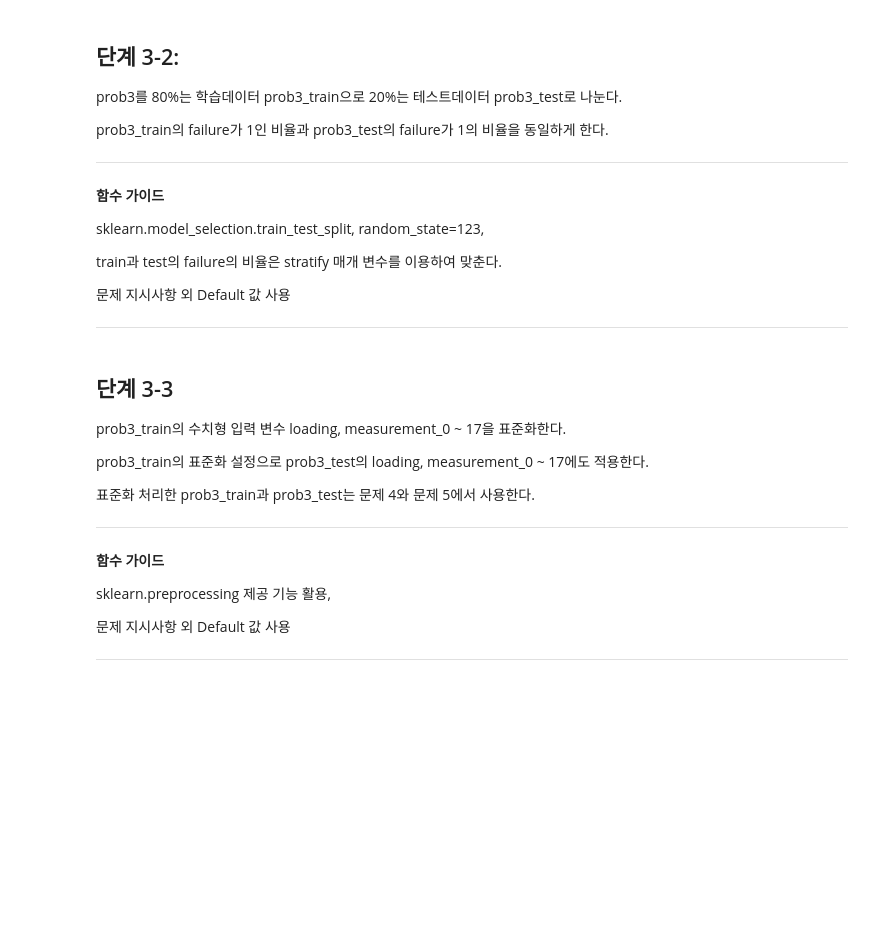
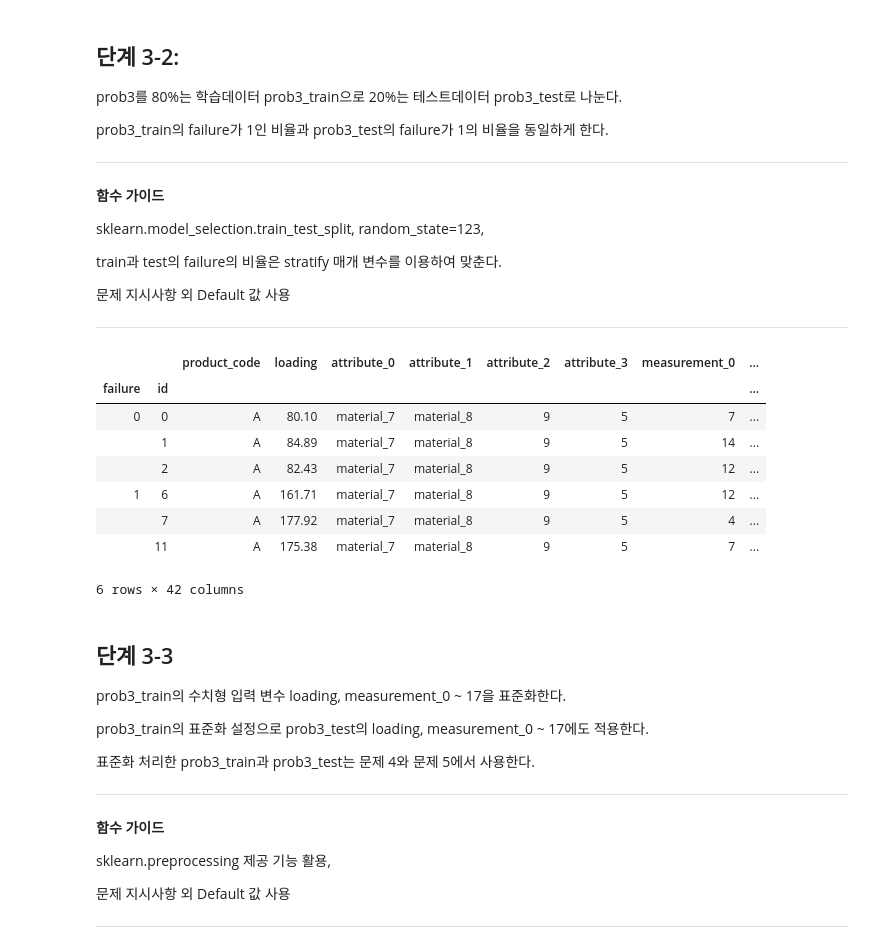
Before and after one commit to sunkusun9/DS_Lv3_2306_2, a Jupyter notebook: sec_ds_lv3_prob1_prob.ipynb, the cells around one changed output. Drawn from its saved outputs; the diff is of its cells as text; code cells hidden in the pictures; blank space fills up the shorter version.

```diff
--- a/sec_ds_lv3_prob1_prob.ipynb
+++ b/sec_ds_lv3_prob1_prob.ipynb
@@ -868,0 +874,12 @@ df_prob3_train, df_prob3_test = df_prob3_train.copy(), df_prob3_test.copy()
+# %%
+df_prob3.groupby('failure').apply(lambda x: x.iloc[:3])
+# %% [output]
+|  |  | product_code | loading | attribute_0 | attribute_1 | attribute_2 | attribute_3 | measurement_0 | ... |
+| failure | id |  |  |  |  |  |  |  | ... |
+| 0 | 0 | A | 80.10 | material_7 | material_8 | 9 | 5 | 7 | ... |
+|  | 1 | A | 84.89 | material_7 | material_8 | 9 | 5 | 14 | ... |
+|  | 2 | A | 82.43 | material_7 | material_8 | 9 | 5 | 12 | ... |
+| 1 | 6 | A | 161.71 | material_7 | material_8 | 9 | 5 | 12 | ... |
+|  | 7 | A | 177.92 | material_7 | material_8 | 9 | 5 | 4 | ... |
+|  | 11 | A | 175.38 | material_7 | material_8 | 9 | 5 | 7 | ... |
+6 rows × 42 columns
```
Also changed, not shown: parts of 74 cells of this notebook.
